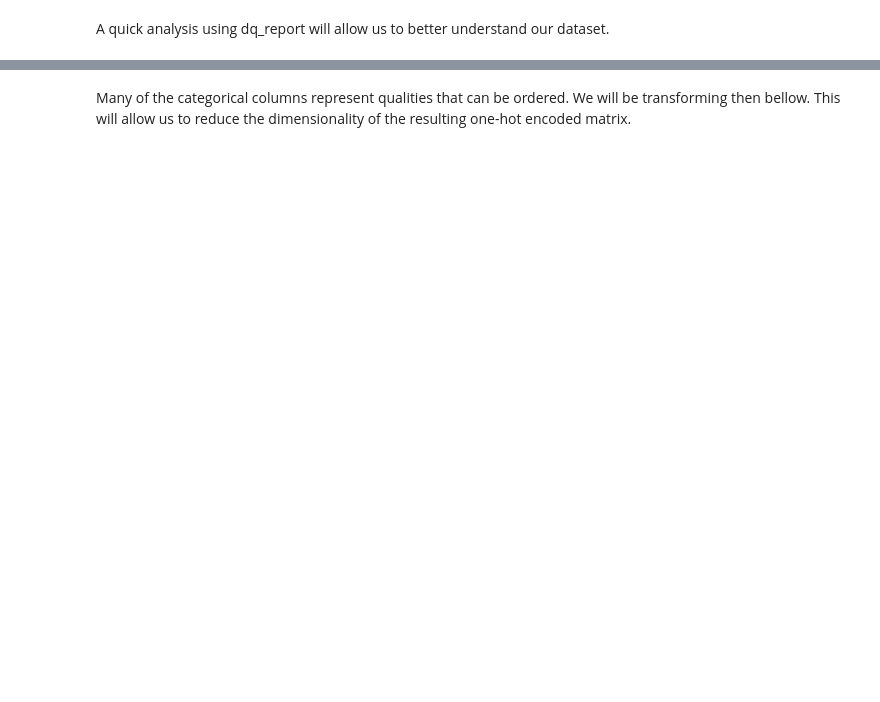
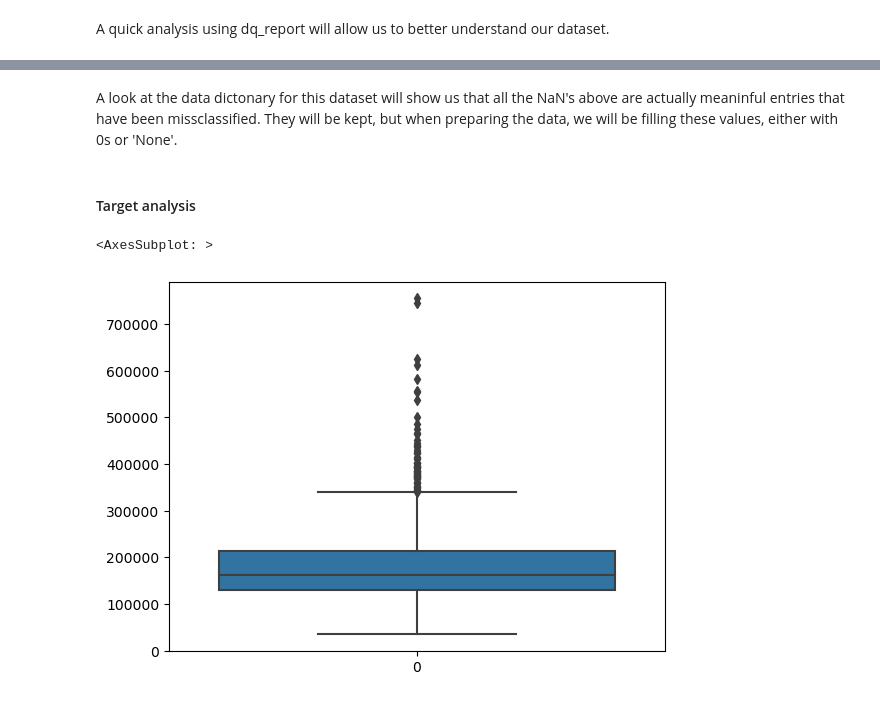
Before and after one commit to MatheusVazManzke/house_prices, a Jupyter notebook: HousePricesEDA.ipynb, the cells around one changed output, grey strips where cells are left out. Cells and saved outputs as stored; diff of their text form; code cells hidden in the pictures; blank space fills up the shorter version.

```diff
--- a/HousePricesEDA.ipynb
+++ b/HousePricesEDA.ipynb
@@ -76,5 +50,12 @@ X_analysis = dq_report(housePrices, verbose=2)
 | SaleType | object | 0.000000 | 0 | COD | WD | 7 rare categories: ['COD', 'ConLD... |
 | SaleCondition | object | 0.000000 | 0 | Abnorml | Partial | 3 rare categories: ['Family', 'Al... |
 | SalePrice | int64 | 0.000000 | 45 | 34900 | 755000 | has 61 outliers greater than uppe... |
-# %% [markdown]
-Many of the categorical columns represent qualities that can be ordered. We will be transforming then bellow. This will allow us to reduce the dimensionality of the resulting one-hot encoded matrix.
+# %% [markdown]
+A look at the data dictonary for this dataset will show us that all the NaN's above are actually meaninful entries that have been missclassified. They will be kept, but when preparing the data, we will be filling these values, either with 0s or 'None'.
+# %% [markdown]
+#### Target analysis
+# %%
+sns.boxplot(housePrices["SalePrice"])
+# %% [output]
+<AxesSubplot: >
+[figure, added]
```
Also changed, not shown: parts of 39 cells of this notebook, 2 other files.
